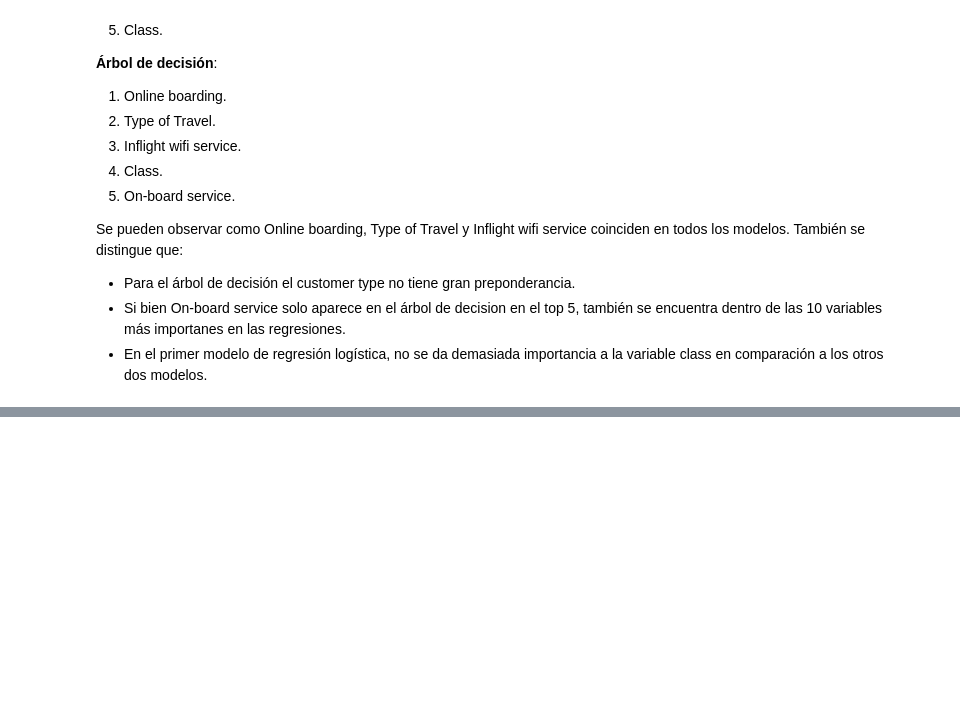
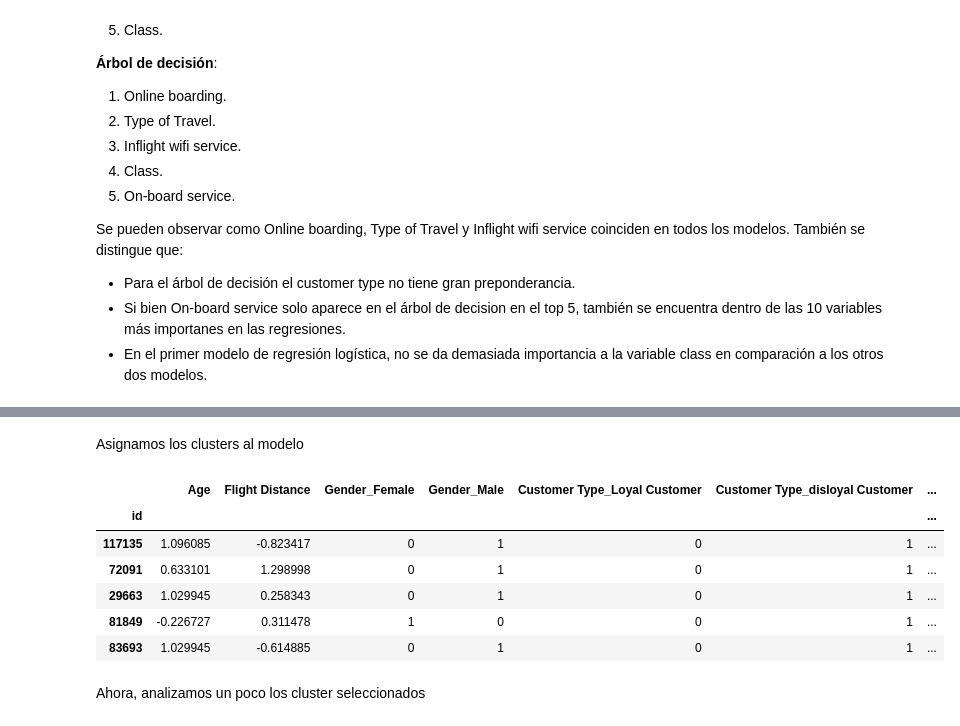
Before and after one commit to TomasSG/Parcial2-CienciaDeDatos, a Jupyter notebook: notebook/Parcial2.ipynb, the cells around one changed output, grey strips where cells are left out. Drawn from its saved outputs; the diff is of its cells as text; code cells hidden in the pictures; blank space fills up the shorter version.

```diff
--- a/notebook/Parcial2.ipynb
+++ b/notebook/Parcial2.ipynb
@@ -1369,0 +1470,21 @@ Buscamos agrupar a clientes según algunos factores demográficos, esto permite
+# %% [markdown]
+Asignamos los clusters al modelo
+# %%
+# Copiar los datos
+df_cluster = X.copy()
+
+# Agregar la columna con el número de cluster.
+df_cluster["NRO_CLUSTER"] = k_means.labels_
+
+# Verificar la correcta asignación
+df_cluster.head(5)
+# %% [output]
+|  | Age | Flight Distance | Gender_Female | Gender_Male | Customer Type_Loyal Customer | Customer Type_disloyal Customer | ... |
+| id |  |  |  |  |  |  | ... |
+| 117135 | 1.096085 | -0.823417 | 0 | 1 | 0 | 1 | ... |
+| 72091 | 0.633101 | 1.298998 | 0 | 1 | 0 | 1 | ... |
+| 29663 | 1.029945 | 0.258343 | 0 | 1 | 0 | 1 | ... |
+| 81849 | -0.226727 | 0.311478 | 1 | 0 | 0 | 1 | ... |
+| 83693 | 1.029945 | -0.614885 | 0 | 1 | 0 | 1 | ... |
+# %% [markdown]
+Ahora, analizamos un poco los cluster seleccionados
```
Also changed, not shown: parts of 15 cells of this notebook.
